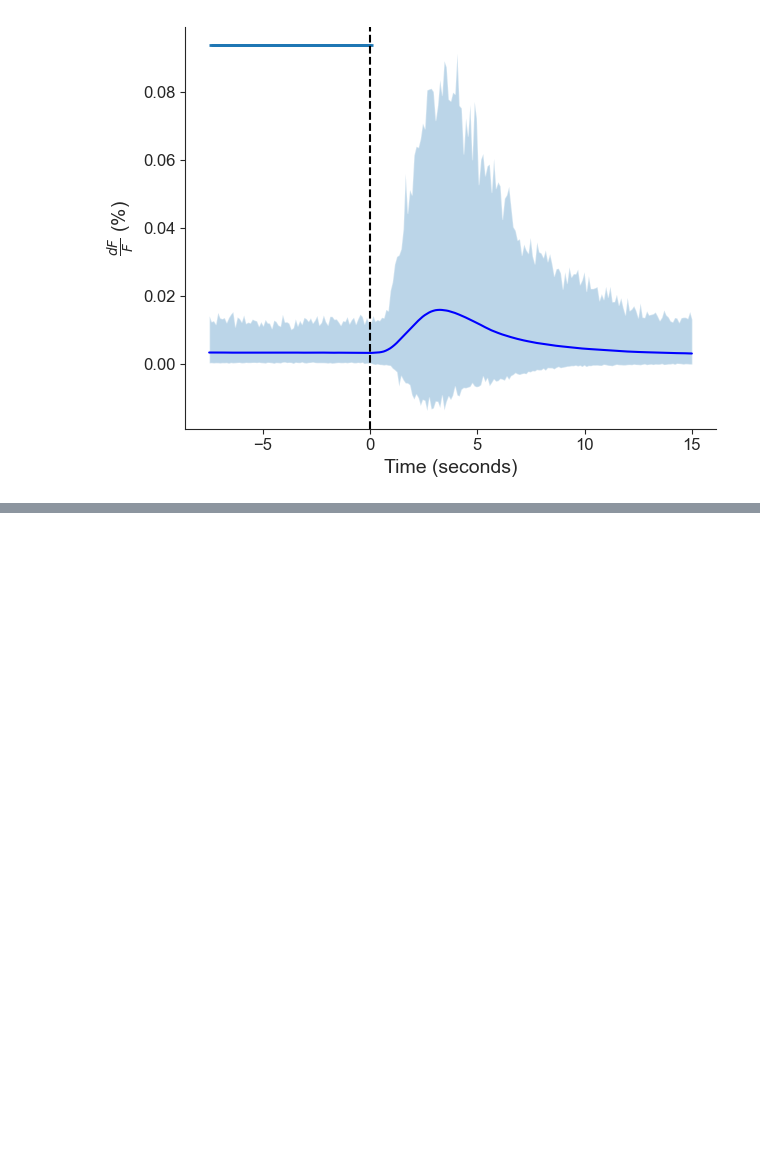
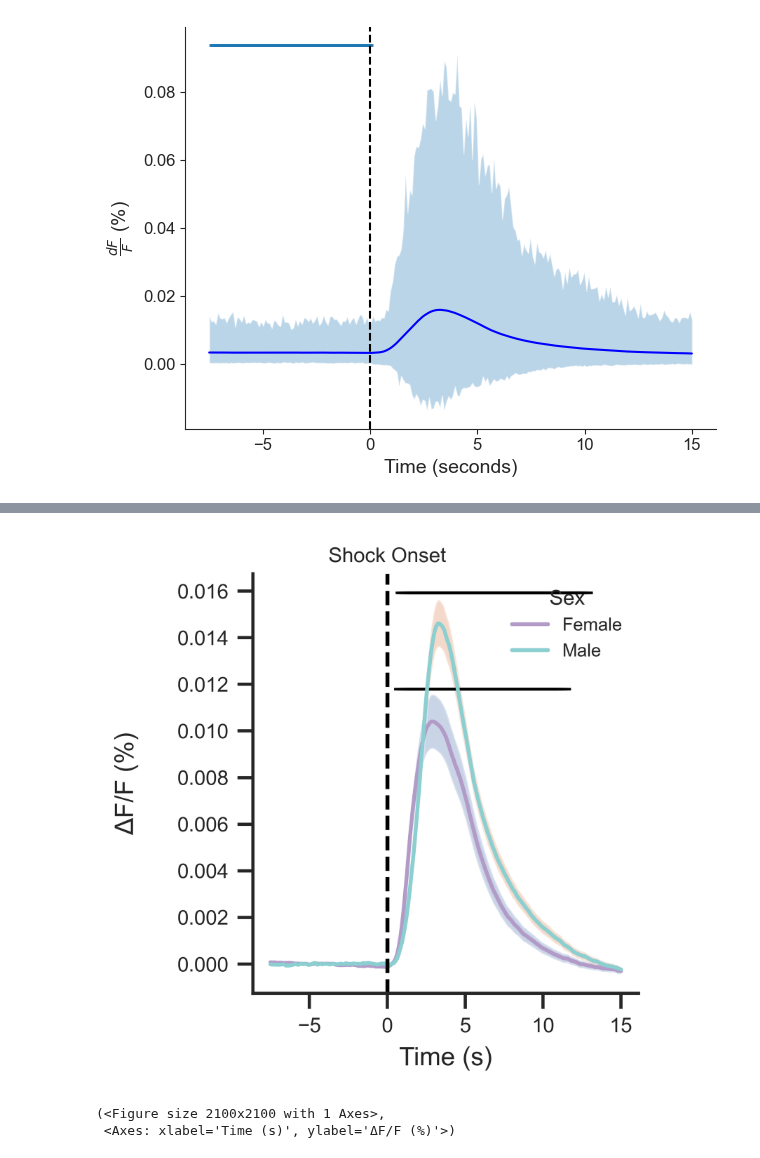
Before and after one commit to rsenne/dCA1_Paper, a Jupyter notebook: onep/Rebecca_Paper_Figures/Figure2_shockETA.ipynb, the cells around one changed output, grey strips where cells are left out. Saved outputs shown, nothing was run; the diff lists cells and outputs as text; code cells hidden in the pictures; blank space fills up the shorter version.

```diff
--- a/onep/Rebecca_Paper_Figures/Figure2_shockETA.ipynb
+++ b/onep/Rebecca_Paper_Figures/Figure2_shockETA.ipynb
@@ -212,0 +257,24 @@ plt.show()
+# %%
+# Split IDs by sex
+female_ids = [m for m in mouse_ids if 'F' in m]
+male_ids = [m for m in mouse_ids if 'M' in m]
+
+# Get traces
+fcA_female = get_traces(collection_fc, female_ids)
+fcA_male = get_traces(collection_fc, male_ids)
+
+# Use common timestamps (adjust if needed)
+timestamps = collection_fc.animals['astroM4'].Timestamps[:3303].to_numpy().squeeze()
+shock_events = [[120, 180, 240, 300]]
+
+# Plot both on same figure
+plot_shock_eta_groups(
+    group_data=[fcA_female, fcA_male],
+    group_labels=["Female", "Male"],
+    timestamps=timestamps,
+    events=shock_events,
+)
+# %% [output]
+[figure, added]
+(<Figure size 2100x2100 with 1 Axes>,
+ <Axes: xlabel='Time (s)', ylabel='ΔF/F (%)'>)
```
Also changed, not shown: parts of 8 cells of this notebook, 1 other file.
